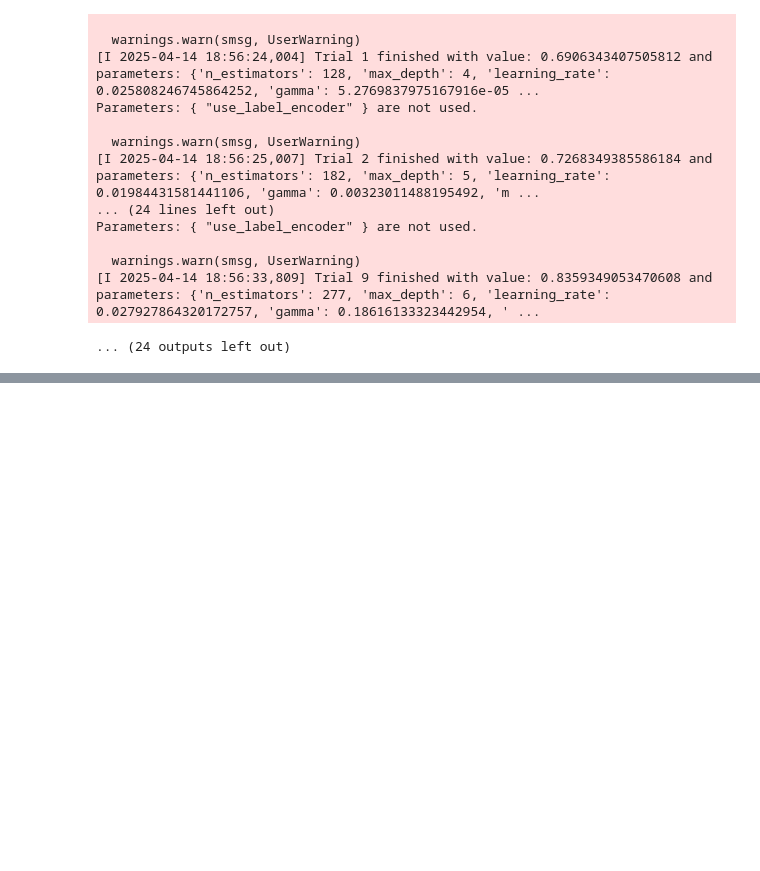
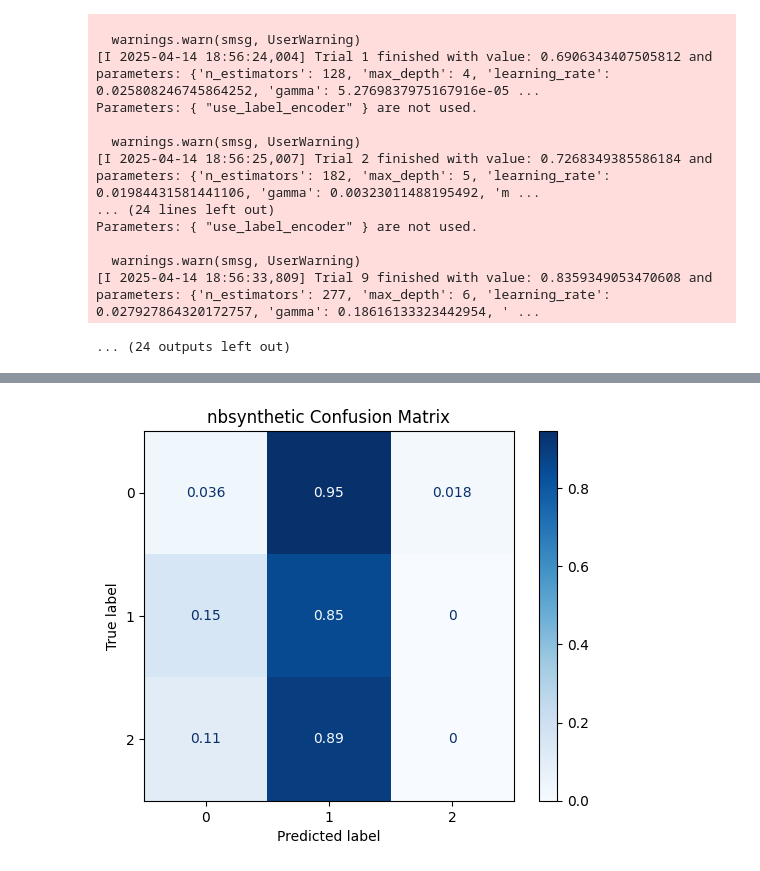
Before and after one commit to jfun28/Explainable_healthcareframework, a Jupyter notebook: 3_1.Training_XAI_Proposed/Training_result.ipynb, the cells around one changed output, grey strips where cells are left out. Saved outputs shown, nothing was run; the diff lists cells and outputs as text; code cells hidden in the pictures; blank space fills up the shorter version.

```diff
--- a/3_1.Training_XAI_Proposed/Training_result.ipynb
+++ b/3_1.Training_XAI_Proposed/Training_result.ipynb
@@ -228,0 +305,2 @@ model_results_list.append(result_dict)
+# %%
+labeled_df['Label']=labeled_df['Label'].astype(int)
@@ -228,0 +319,86 @@ model_results_list.append(result_dict)
+# %%
+np.random.seed(42)
+if "Set" not in train.columns:
+    train["Set"] = np.random.choice(["train","valid","test"], p =[.8, .1,.1], size=(train.shape[0],))
+
+train_indices = train[train.Set=="train"].index
+valid_indices = train[train.Set=="valid"].index
+test_indices = train[train.Set=="test"].index
+feature=train.iloc[:,:-1].columns
+X_train = train[feature].values[train_indices]
+y_train = train_targets.values[train_indices]
+
+X_valid = train[feature].values[valid_indices]
+y_valid = train_targets.values[valid_indices]
+
+X_test = train[feature].values[test_indices]
+y_test = train_targets.values[test_indices]
+# %%
+
+print("y_train",np.unique(y_train))
+# 2. TabNet 모델 학습
+tabnet_model = train_tabnet_classifier(X_train, y_train, X_valid, y_valid)
+
+# 3. 모델 저장
+model_save_path = path+f'\\3_1.Training_XAI_Proposed\\model_hist\\proposed_tabnetEmbedd2_imbalanced.pickle'
+save_model(tabnet_model, model_save_path)
+tabnet_probs = tabnet_model.predict_proba(X_test)
+
+# 4. TabNet 확률 예측
+
+# 5. TabNet 임베딩 추출
+device = 'cuda' if torch.cuda.is_available() else 'cpu'
+
+train_features = create_augmented_features(tabnet_model, X_train)
+test_features = create_augmented_features(tabnet_model, X_test)
+
+
+# 6. XGBoost 모델 최적화 및 학습
+results, xgb_pred, best_xgb, xgb_probs = optimize_and_compare_models(
+    train_features,
+    test_features,
+    y_train.astype(int),
+    y_test.astype(int),
+    n_trials=10,
+    return_proba=True  # 확률값 반환하도록 수정
+)
+
+# 7. TabNet과 XGBoost 확률 합산
+print("tabnet_probs",tabnet_probs)
+print("xgb_probs",xgb_probs)
+
+# 확률 합산
+
+combined_probs = (tabnet_probs + xgb_probs)
+
+# # 가장 높은 확률을 가진 클래스 선택
+ensemble_pred = np.argmax(combined_probs, axis=1)
+# 8. 결과 출력
+print_results(results)
+
+# 9. XGBoost 모델 저장
+xgb_save_path = path+f'\\3_1.Training_XAI_Proposed\\model_hist\\proposed_imbalanced.pickle'
+save_model(best_xgb, xgb_save_path)
+
+# 10. 성능 지표 계산 (앙상블 예측 사용)
+accuracy, f1, precision, recall = calculate_metrics(y_test, ensemble_pred)
+
+# 11. 결과를 딕셔너리로 저장
+result_dict = {
+    'Model': f"{generation}-proposed",
+    'Accuracy': round(accuracy, 5),
+    'F1score': round(f1, 5),
+    'Precision': round(precision, 5),
+    'Recall': round(recall, 5)
+}
+
+# Confusion matrix 계산
+cm = confusion_matrix(y_test, ensemble_pred, normalize='true')
+# Confusion matrix 시각화
+disp = ConfusionMatrixDisplay(confusion_matrix=cm)
+disp.plot(cmap=plt.cm.Blues)
+plt.title(f"{generation} Confusion Matrix")
+plt.show()
+# 12. 리스트에 딕셔너리 추가
+model_results_list.append(result_dict)
+# %% [output]
@@ -228,0 +463 @@ model_results_list.append(result_dict)
+[figure, added]
```
Also changed, not shown: parts of 14 cells of this notebook, 9 other files.
